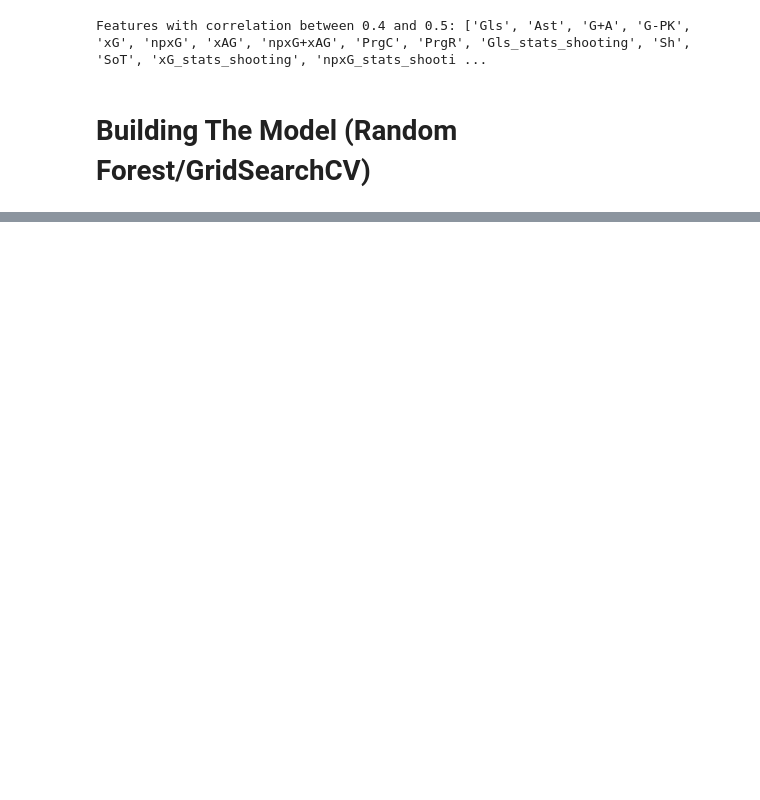
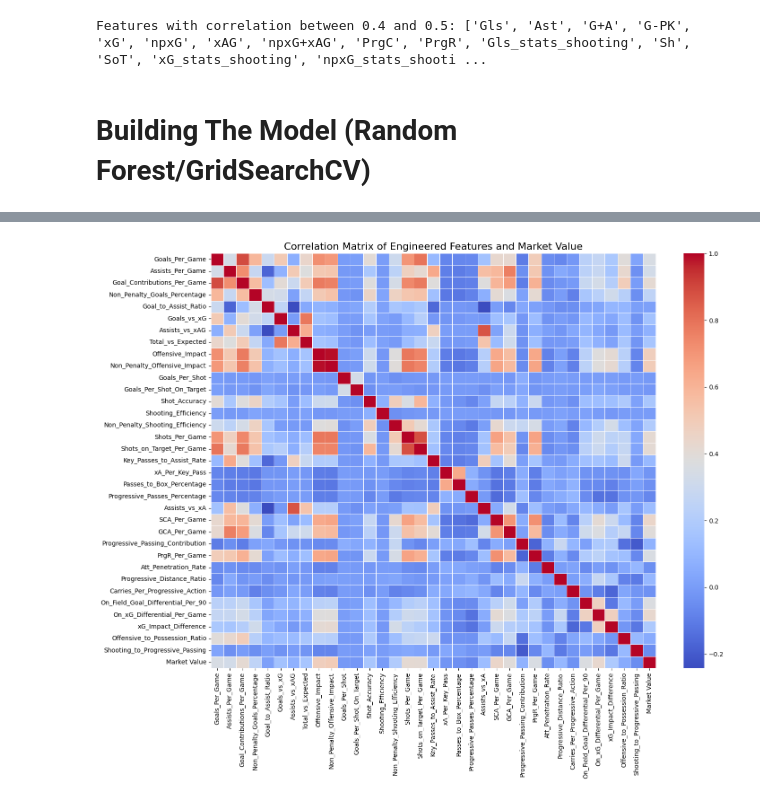
Before and after one commit to Wukelalks/Player-Performance-Model, a Jupyter notebook: Football_Players_Stats_2024_2025_model.ipynb, the cells around one changed output, grey strips where cells are left out. Cells and saved outputs as stored; diff of their text form; code cells hidden in the pictures; blank space fills up the shorter version.

```diff
--- a/Football_Players_Stats_2024_2025_model.ipynb
+++ b/Football_Players_Stats_2024_2025_model.ipynb
@@ -456,0 +725,37 @@ plt.show()
+# %%
+# Create a list of engineered features + the target
+engineered_features = [
+    'Goals_Per_Game', 'Assists_Per_Game', 'Goal_Contributions_Per_Game', 'Non_Penalty_Goals_Percentage',
+    'Goal_to_Assist_Ratio', 'Goals_vs_xG', 'Assists_vs_xAG', 'Total_vs_Expected', 'Offensive_Impact',
+    'Non_Penalty_Offensive_Impact', 'Goals_Per_Shot', 'Goals_Per_Shot_On_Target', 'Shot_Accuracy',
+    'Shooting_Efficiency', 'Non_Penalty_Shooting_Efficiency', 'Shots_Per_Game', 'Shots_on_Target_Per_Game',
+    'Key_Passes_to_Assist_Rate', 'xA_Per_Key_Pass', 'Passes_to_Box_Percentage', 'Progressive_Passes_Percentage',
+    'Assists_vs_xA', 'SCA_Per_Game', 'GCA_Per_Game', 'Progressive_Passing_Contribution', 'PrgR_Per_Game',
+    'Att_Penetration_Rate', 'Progressive_Distance_Ratio', 'Carries_Per_Progressive_Action',
+    'On_Field_Goal_Differential_Per_90', 'On_xG_Differential_Per_Game', 'xG_Impact_Difference',
+    'Offensive_to_Possession_Ratio', 'Shooting_to_Progressive_Passing',
+    'Market Value'  # Include the target variable
+]
+
+# Subset the relevant columns for correlation analysis
+data_for_correlation = players[engineered_features]
+
+# Compute the correlation matrix
+correlation_matrix = data_for_correlation.corr()
+
+# Visualize the correlation matrix with a heatmap
+plt.figure(figsize=(16, 12))
+
+# Use seaborn to plot the heatmap
+sns.heatmap(
+    correlation_matrix,
+    annot=False,   # Set to True to see exact correlation values
+    cmap='coolwarm',
+    fmt='.2f',
+    linewidths=0.5
+)
+
+plt.title("Correlation Matrix of Engineered Features and Market Value", fontsize=16)
+plt.show()
+# %% [output]
+[figure, added]
```
Also changed, not shown: parts of 15 cells of this notebook.
